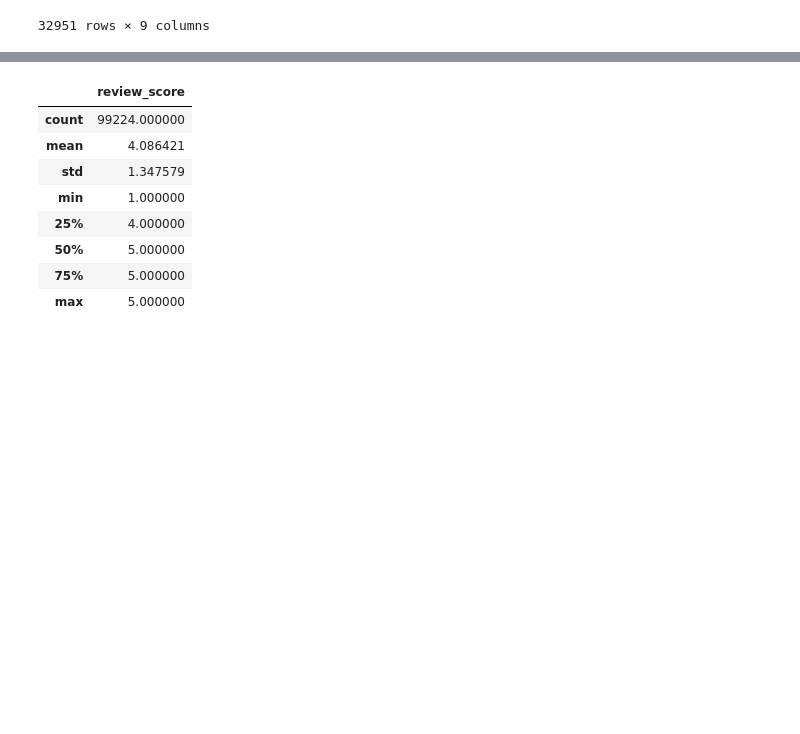
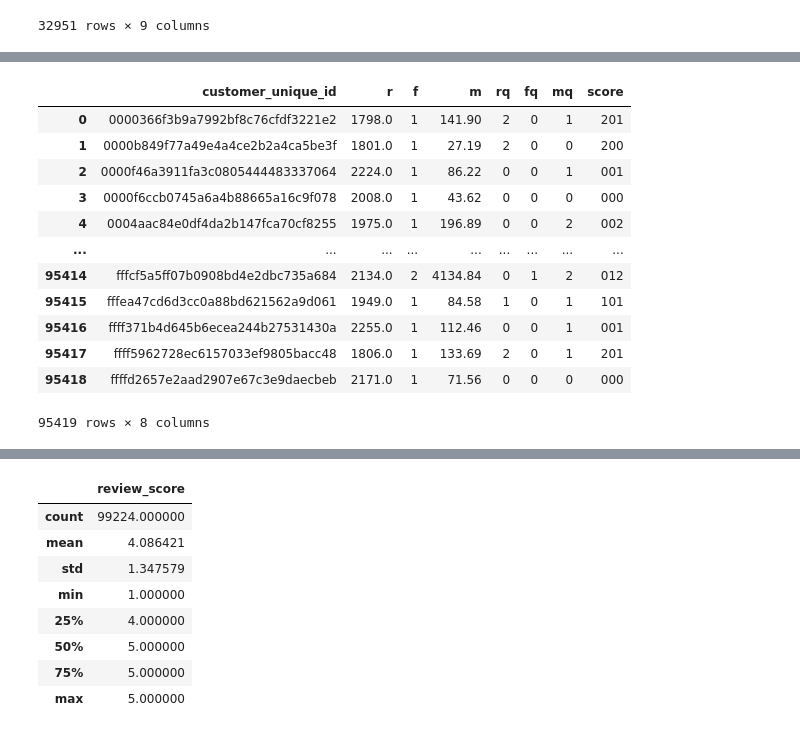
Before and after one commit to ArhurK/P5-Segmentez-les-clients-d-un-e-commerce, a Jupyter notebook: P5_Olist_Nettoyage.ipynb, the cells around one changed output, grey strips where cells are left out. Cells and saved outputs as stored; diff of their text form; code cells hidden in the pictures; blank space fills up the shorter version.

```diff
--- a/P5_Olist_Nettoyage.ipynb
+++ b/P5_Olist_Nettoyage.ipynb
@@ -93,0 +422,27 @@ j
+# %%
+# Score par quantile
+rfm['rq'] = pd.cut(rfm.r,bins=np.quantile(rfm.r, q = [0,0.33,0.66,1]),labels=['2','1','0']).astype('str')
+
+rfm['fq'] = pd.cut(rfm.f, bins= [0,1,2,100], labels=['0','1','2']).astype('str')
+
+rfm['mq'] = pd.cut(rfm.m,bins=np.quantile(rfm.m, q = [0,0.33,0.66,1]),labels=['0','1','2']).astype('str')
+
+
+# Score composite
+rfm['score'] = rfm['rq'] + rfm['fq'] + rfm['mq']
+
+rfm
+# %% [output]
+|  | customer_unique_id | r | f | m | rq | fq | mq | score |
+| 0 | 0000366f3b9a7992bf8c76cfdf3221e2 | 1798.0 | 1 | 141.90 | 2 | 0 | 1 | 201 |
+| 1 | 0000b849f77a49e4a4ce2b2a4ca5be3f | 1801.0 | 1 | 27.19 | 2 | 0 | 0 | 200 |
+| 2 | 0000f46a3911fa3c0805444483337064 | 2224.0 | 1 | 86.22 | 0 | 0 | 1 | 001 |
+| 3 | 0000f6ccb0745a6a4b88665a16c9f078 | 2008.0 | 1 | 43.62 | 0 | 0 | 0 | 000 |
+| 4 | 0004aac84e0df4da2b147fca70cf8255 | 1975.0 | 1 | 196.89 | 0 | 0 | 2 | 002 |
+| ... | ... | ... | ... | ... | ... | ... | ... | ... |
+| 95414 | fffcf5a5ff07b0908bd4e2dbc735a684 | 2134.0 | 2 | 4134.84 | 0 | 1 | 2 | 012 |
+| 95415 | fffea47cd6d3cc0a88bd621562a9d061 | 1949.0 | 1 | 84.58 | 1 | 0 | 1 | 101 |
+| 95416 | ffff371b4d645b6ecea244b27531430a | 2255.0 | 1 | 112.46 | 0 | 0 | 1 | 001 |
+| 95417 | ffff5962728ec6157033ef9805bacc48 | 1806.0 | 1 | 133.69 | 2 | 0 | 1 | 201 |
+| 95418 | ffffd2657e2aad2907e67c3e9daecbeb | 2171.0 | 1 | 71.56 | 0 | 0 | 0 | 000 |
+95419 rows × 8 columns
```
Also changed, not shown: parts of 45 cells of this notebook.
